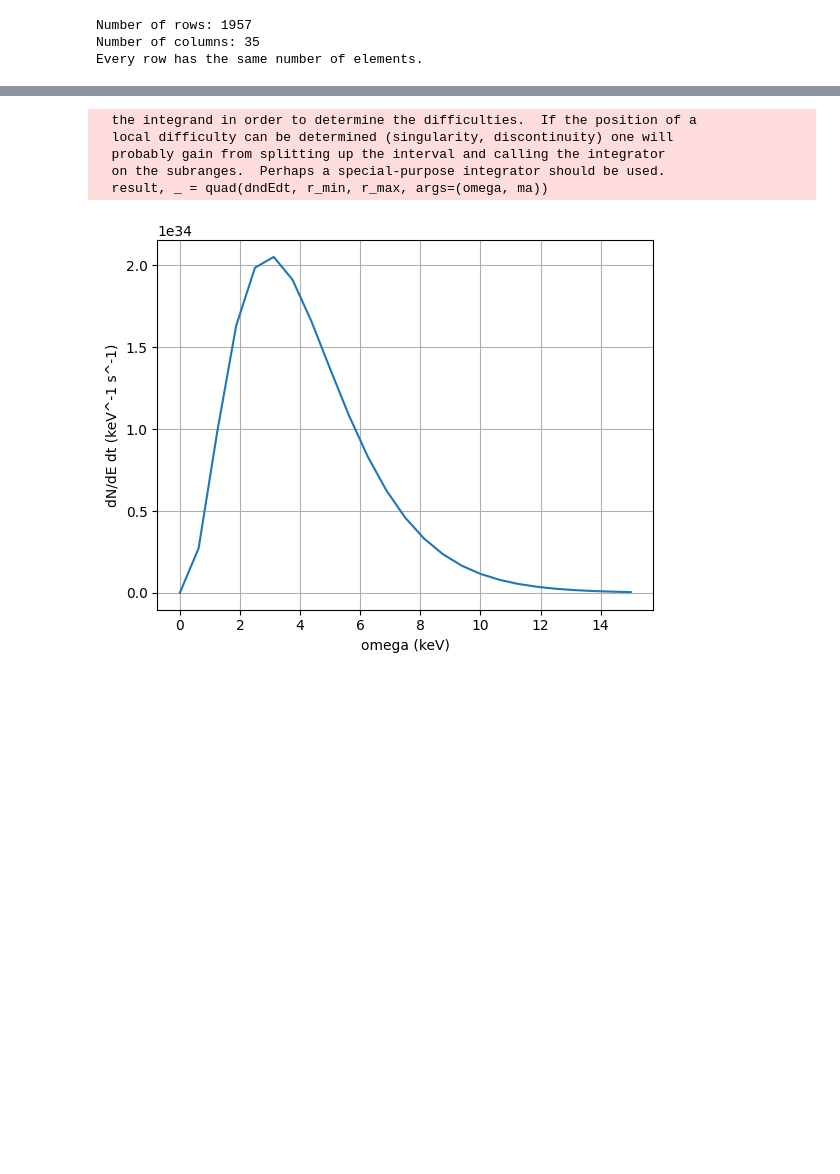
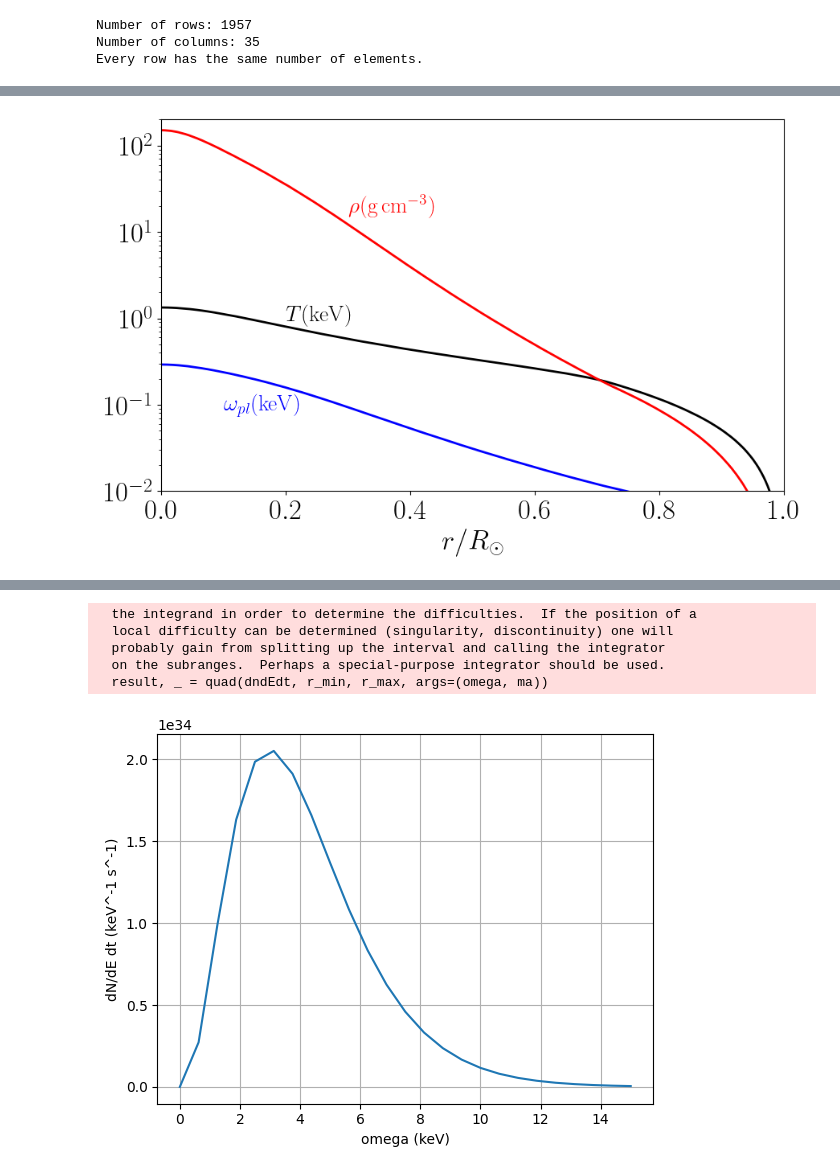
Before and after one commit to pcarenza95/SolarAxionCode, a Jupyter notebook: SolarAxions.ipynb, the cells around one changed output, grey strips where cells are left out. Saved outputs shown, nothing was run; the diff lists cells and outputs as text; code cells hidden in the pictures; blank space fills up the shorter version.

```diff
--- a/SolarAxions.ipynb
+++ b/SolarAxions.ipynb
@@ -180,0 +233,87 @@ def dNdEdt(gag, omega, ma):
+# %%
+def prepare_interpolating_functions(url):
+    table_data = read_table_from_url(url)
+    if table_data is None:
+        print("Failed to retrieve table data from the provided URL:", url)
+        return None
+
+    table_data = table_data[11:1968]  # Remove header
+    table_data = np.array(table_data, dtype=float)
+
+    radius = table_data[:, 1]
+    temperature = table_data[:, 2]
+    density = table_data[:, 3]
+
+    temperature = temperature * 0.862e-7 #keV
+
+    element_mass_fractions = [table_data[:, i] for i in range(6, table_data.shape[1])]
+    element_interp_funcs = [interp1d(radius, mass_fraction, kind='linear') for mass_fraction in element_mass_fractions]
+
+    return radius, temperature, density, element_interp_funcs
+
+# URLs for different solar models
+urls = [
+    "https://wwwmpa.mpa-garching.mpg.de/~aldos/SSM/AGSS09/model_agss09.dat",
+    "https://wwwmpa.mpa-garching.mpg.de/~aldos/SSM/AGSS09/model_gs98.dat",
+    "https://wwwmpa.mpa-garching.mpg.de/~aldos/SSM/AGSS09/model_agss09ph.dat",
+    "https://wwwmpa.mpa-garching.mpg.de/~aldos/SSM/AGSS09/model_ags05.dat"
+]
+
+interpolating_functions = {}
+
+for url in urls:
+    model_name = url.split("/")[-1].split(".")[0]
+    interpolating_functions[model_name] = prepare_interpolating_functions(url)
+
+# Example usage:
+# radius_agss09, temperature_agss09, density_agss09, element_interp_funcs_agss09 = interpolating_functions["model_agss09"]
+# Similarly, access other models by their names.
+
+
+
+# Generate data for plotting
+r_values = np.linspace(table_data[:, 1].min(), table_data[:, 1].max(), 100)
+radius_agss09, temperature_agss09, density_agss09, element_interp_funcs_agss09 = interpolating_functions["model_agss09"]
+radius_gs98, temperature_gs98, density_gs98, element_interp_funcs_gs98 = interpolating_functions["model_gs98"]
+radius_agss09ph, temperature_agss09ph, density_agss09ph, element_interp_funcs_agss09ph = interpolating_functions["model_agss09ph"]
+radius_ags05, temperature_ags05, density_ags05, element_interp_funcs_ags05 = interpolating_functions["model_ags05"]
+
+
+# Enable LaTeX rendering
+plt.rcParams.update({
+    "text.usetex": True,
+    "font.family": "serif",
+    "font.serif": ["Times New Roman"],
+    "axes.labelsize": 25,   # Custom label size
+    "xtick.labelsize": 25,  # Custom x-axis tick label size
+    "ytick.labelsize": 25,  # Custom y-axis tick label size
+    "legend.fontsize": 20,  # Custom legend font size
+})
+
+plt.figure(figsize=(10, 6))
+
+# Plot temperature
+plt.plot(radius_agss09, temperature_agss09, color='black', linewidth=2)
+plt.text(0.2, 1.1, r'$T(\mathrm{keV})$', verticalalignment='center', fontsize=20, color='black')
+
+# Plot density
+plt.plot(radius_agss09, density_agss09, color='red', linewidth=2)
+plt.text(0.3,20, r'$\rho(\mathrm{g\,cm^{-3}})$', verticalalignment='center', fontsize=20, color='red')
+
+# Plot pl frequency
+plt.plot(radius_agss09, omega_p(radius_agss09), color='blue', linewidth=2)
+plt.text(0.1,0.1, r'$\omega_{pl}(\mathrm{keV})$', verticalalignment='center', fontsize=20, color='blue')
+
+# Customize the range of the plot
+plt.xlim(0, 1)  # Custom x-axis limits
+plt.ylim(1.e-2, 2.e2)  # Custom y-axis limits
+
+plt.xlabel(r'$r/R_{\odot}$')
+plt.yscale('log')  # Set y-axis to logarithmic scale
+plt.grid(False)
+
+# Save the plot as PDF
+plt.savefig('multiple_functions_plot.pdf', bbox_inches='tight')
+plt.show()
+# %% [output]
+[figure, added]
```
Also changed, not shown: parts of 6 cells of this notebook.
